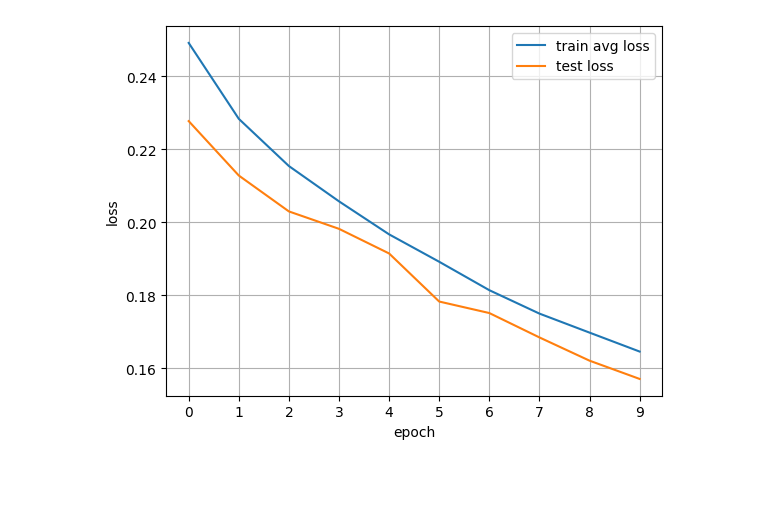
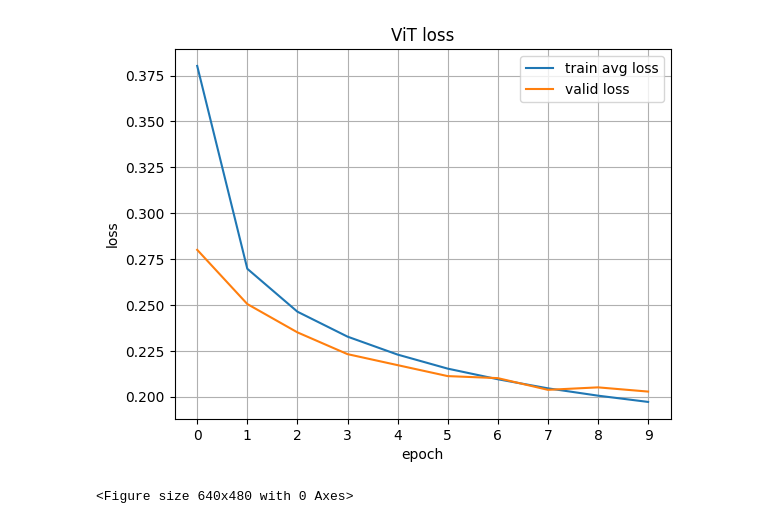
Before and after one commit to erzar0/1d-vit-for-classification-of-xrf-spectra, a Jupyter notebook: proof_of_concept.ipynb, the cells around one changed output. Cells and saved outputs as stored; diff of their text form; code cells hidden in the pictures; blank space fills up the shorter version.

```diff
--- a/proof_of_concept.ipynb
+++ b/proof_of_concept.ipynb
@@ -531,11 +324,11 @@ def create_dataloader(X, y, device, batch_size=16, shuffle=True):
     train_dataset = TensorDataset(X_train_tensor, y_train_tensor)
     return DataLoader(train_dataset, batch_size=batch_size, shuffle=True)
 
-def train(model, train_loader, test_loader, optimizer, criterion, epochs = 3):
+def train(model, train_loader, valid_loader, optimizer, criterion, epochs = 3):
     best_loss = np.inf
     best_weights = None
     train_history = []
-    test_history = []
+    valid_history = []
     for epoch in range(epochs):
         model.train()
         print(f"Epoch {epoch}")
@@ -569,14 +362,14 @@ def train(model, train_loader, test_loader, optimizer, criterion, epochs = 3):
                     loss_acc += float(loss)
                 return loss_acc / len(dataloader)
 
-            test_loss = _calc_loss(test_loader)
-            print("test loss: %.2f" % test_loss)
-            test_history.append(test_loss)
-            if test_loss < best_loss:
-                best_loss = test_loss
+            valid_loss = _calc_loss(valid_loader)
+            print("valid loss: %.2f" % valid_loss)
+            valid_history.append(valid_loss)
+            if valid_loss < best_loss:
+                best_loss = valid_loss
                 best_weights = copy.deepcopy(model.state_dict())
 
-    return train_history, test_history, best_loss, best_weights
+    return train_history, valid_history, best_loss, best_weights
 
 
 
@@ -584,24 +377,21 @@ BATCH_SIZE = 128
 EPOCHS = 10
 DEVICE = torch.device("cuda" if torch.cuda.is_available() else "cpu")
 
-artificial_data = [generate_training_data(element_lines, mu_max_err = 0.002, sigma_max_err = 0.08, mu_max_err_global=0.05, samples = (10000 - i * 1000) ,  elements_per_sample = i, element_numbers = None) for i in range(1, 10)]
+artificial_data = [generate_training_data(element_lines, mu_max_err = 0.002, sigma_max_err = 0.05, mu_max_err_global=0.05, samples = 10 ,  elements_per_sample = i, element_numbers = None) for i in range(1, 10)]
 X, y = reduce(lambda acc, val: (acc[0] + val[0], acc[1] + val[1]) , artificial_data, ([], []))
 X = np.asarray(X).reshape(-1, 1, CHANNELS_COUNT)
 y = np.asarray(y)
 
-X_train, X_test, y_train, y_test = train_test_split(X, y, train_size=0.8, shuffle=True)
+X_train, X_valid, y_train, y_valid = train_test_split(X, y, train_size=0.8, shuffle=True)
 train_loader = create_dataloader(X_train, y_train, DEVICE, batch_size=BATCH_SIZE, shuffle=True)
-test_loader = create_dataloader(X_test, y_test, DEVICE, batch_size=BATCH_SIZE, shuffle=True)
+valid_loader = create_dataloader(X_valid, y_valid, DEVICE, batch_size=BATCH_SIZE, shuffle=True)
 
 model.to(DEVICE)
 optimizer = optim.Adam(model.parameters(), lr=0.0001)
 criterion = nn.BCELoss()
 
-train_history, test_history, best_loss, best_weights = train(model, train_loader, test_loader, optimizer, criterion, epochs = EPOCHS)
+train_history, valid_history, best_loss, best_weights = train(model, train_loader, valid_loader, optimizer, criterion, epochs = EPOCHS)
 
 model.load_state_dict(best_weights)
-
-# model_graph = draw_graph(model, input_size=(batch_size, 1, 4096), device='meta')
-# graph = model_graph.visual_graph
-# graph.render("model_graph", format="svg", cleanup=True)
+model.load_state_dict(torch.load("./vit_equal_classes"))
 # %% [output]
@@ -626,12 +399,16 @@ test loss: 0.16
 # %%
+torch.save(model.state_dict(), "./vit_equal_classes")
+
 print("loss: %.2f" % best_loss)
 
 plt.grid(True)
 plt.xlabel("epoch")
 plt.ylabel("loss")
 plt.xticks(range(len(train_history)))
+plt.title("ViT loss")
 plt.plot(train_history, label="train avg loss")
-plt.plot(test_history, label="test loss")
+plt.plot(valid_history, label="valid loss")
 plt.legend()
 plt.show()
+plt.savefig("vit_equal_classes_loss.svg")
 # %% [output]
@@ -639,3 +416,4 @@ loss: 0.16
-[figure, old version]
+[figure, new version]
+<Figure size 640x480 with 0 Axes>
 # %%
 from sklearn.metrics import roc_curve, auc
```
Also changed, not shown: parts of 17 cells of this notebook.
